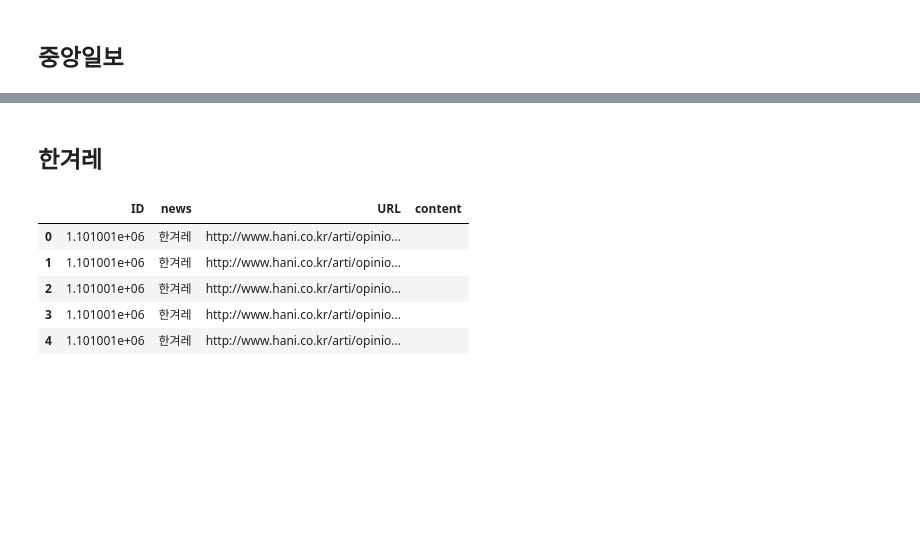
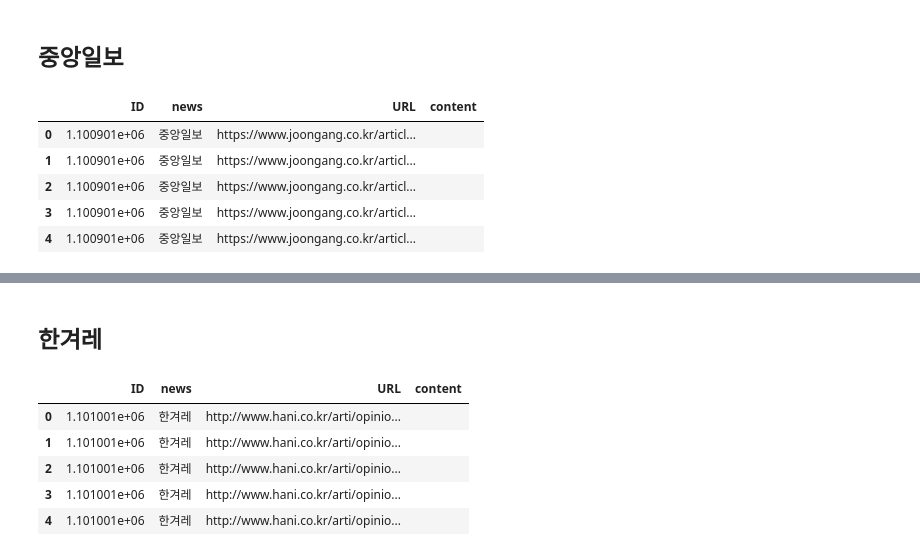
Before and after one commit to awekim/Web_crawling, a Jupyter notebook: News_Topic/News_Crawling_all_231114.ipynb, the cells around one changed output, grey strips where cells are left out. Drawn from its saved outputs; the diff is of its cells as text; code cells hidden in the pictures; blank space fills up the shorter version.

```diff
--- a/News_Topic/News_Crawling_all_231114.ipynb
+++ b/News_Topic/News_Crawling_all_231114.ipynb
@@ -89,9 +139,16 @@ url_list_da.head()
 # %% [markdown]
 ## 중앙일보
 # %%
-url_list_ja = url_list_all[url_list_all['news']=='중앙일보']
+url_list_ja = url_list_all[url_list_all['news']=='중앙일보'].reset_index(drop=True)
 url_list_ja['content'] = ""
 url_list_ja.head()
+# %% [output]
+|  | ID | news | URL | content |
+| 0 | 1.100901e+06 | 중앙일보 | https://www.joongang.co.kr/articl... |  |
+| 1 | 1.100901e+06 | 중앙일보 | https://www.joongang.co.kr/articl... |  |
+| 2 | 1.100901e+06 | 중앙일보 | https://www.joongang.co.kr/articl... |  |
+| 3 | 1.100901e+06 | 중앙일보 | https://www.joongang.co.kr/articl... |  |
+| 4 | 1.100901e+06 | 중앙일보 | https://www.joongang.co.kr/articl... |  |
 # %%
 content_list = []
 i = 0
```
Also changed, not shown: parts of 18 cells of this notebook.
